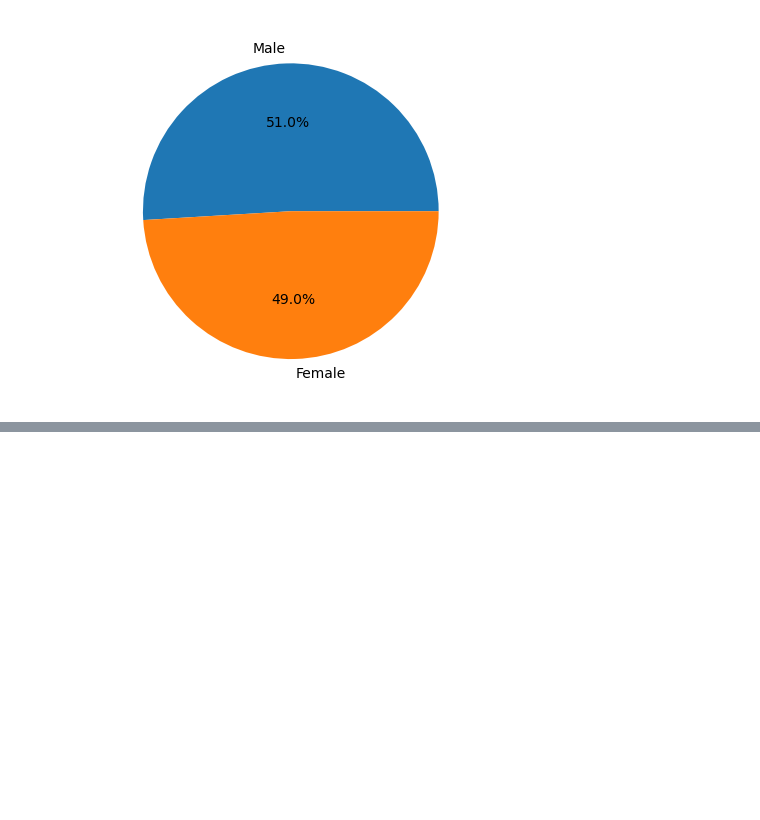
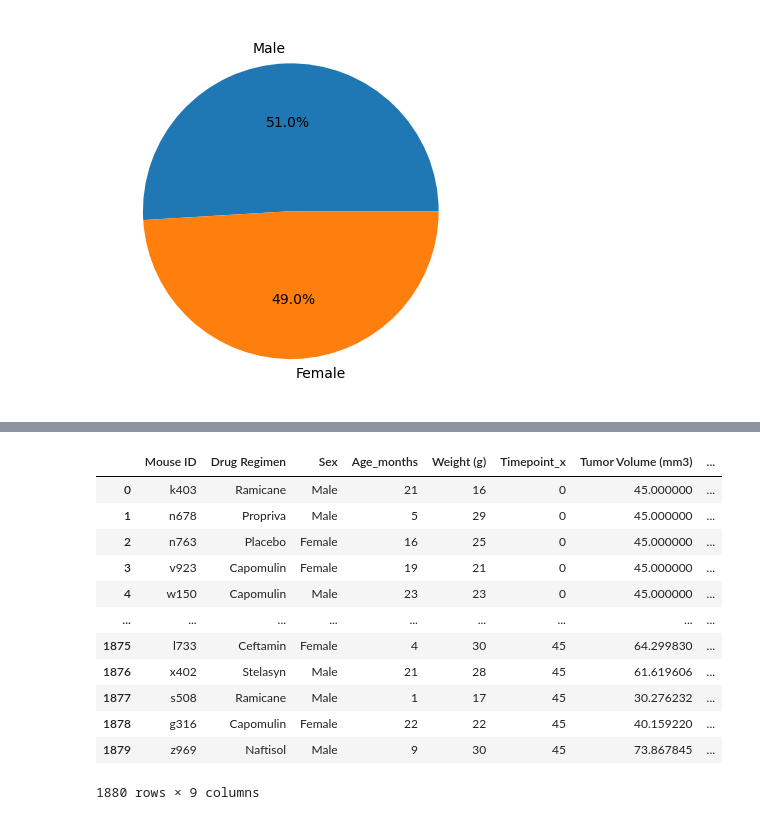
Before and after one commit to jyeags45/Module_5_assignement, a Jupyter notebook: Mice Data.ipynb, the cells around one changed output, grey strips where cells are left out. Cells and saved outputs as stored; diff of their text form; code cells hidden in the pictures; blank space fills up the shorter version.

Commit message:
merged data fro quartiles section of assignment

```diff
--- a/Mice Data.ipynb
+++ b/Mice Data.ipynb
@@ -209,0 +212,4 @@ plt.show()
+# %%
+# generating a df that has the last timepoint for each mouse ID
+last_timepoint = df_cleaned_data.groupby(["Mouse ID"])["Timepoint"].last()
+df_last_timepoint = pd.DataFrame(last_timepoint)
@@ -209,0 +234,19 @@ plt.show()
+# %%
+# combining max time point df into clened df and cleaning up column names
+df_combined_time_cleaned = pd.merge(df_cleaned_data, df_last_timepoint, how = "left", on = "Mouse ID")
+# %%
+df_combined_time_cleaned
+# %% [output]
+|  | Mouse ID | Drug Regimen | Sex | Age_months | Weight (g) | Timepoint_x | Tumor Volume (mm3) | ... |
+| 0 | k403 | Ramicane | Male | 21 | 16 | 0 | 45.000000 | ... |
+| 1 | n678 | Propriva | Male | 5 | 29 | 0 | 45.000000 | ... |
+| 2 | n763 | Placebo | Female | 16 | 25 | 0 | 45.000000 | ... |
+| 3 | v923 | Capomulin | Female | 19 | 21 | 0 | 45.000000 | ... |
+| 4 | w150 | Capomulin | Male | 23 | 23 | 0 | 45.000000 | ... |
+| ... | ... | ... | ... | ... | ... | ... | ... | ... |
+| 1875 | l733 | Ceftamin | Female | 4 | 30 | 45 | 64.299830 | ... |
+| 1876 | x402 | Stelasyn | Male | 21 | 28 | 45 | 61.619606 | ... |
+| 1877 | s508 | Ramicane | Male | 1 | 17 | 45 | 30.276232 | ... |
+| 1878 | g316 | Capomulin | Female | 22 | 22 | 45 | 40.159220 | ... |
+| 1879 | z969 | Naftisol | Male | 9 | 30 | 45 | 73.867845 | ... |
+1880 rows × 9 columns
```
Also changed, not shown: parts of 2 cells of this notebook.
